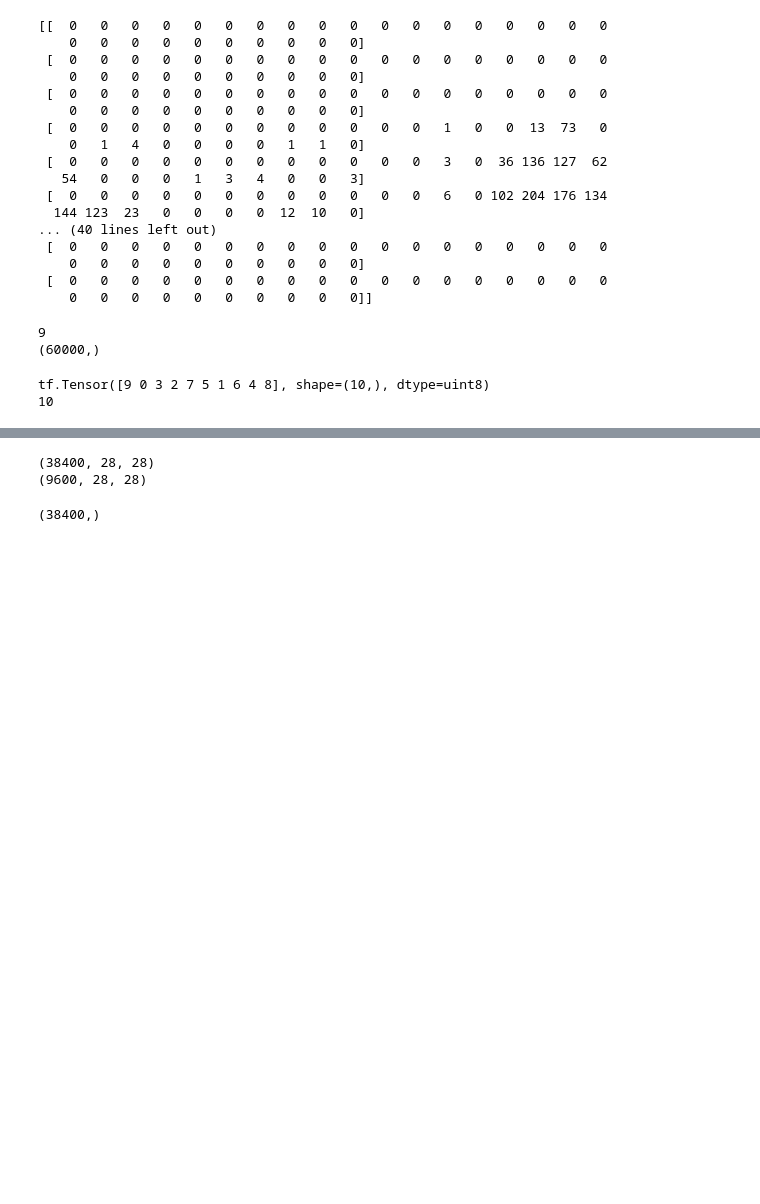
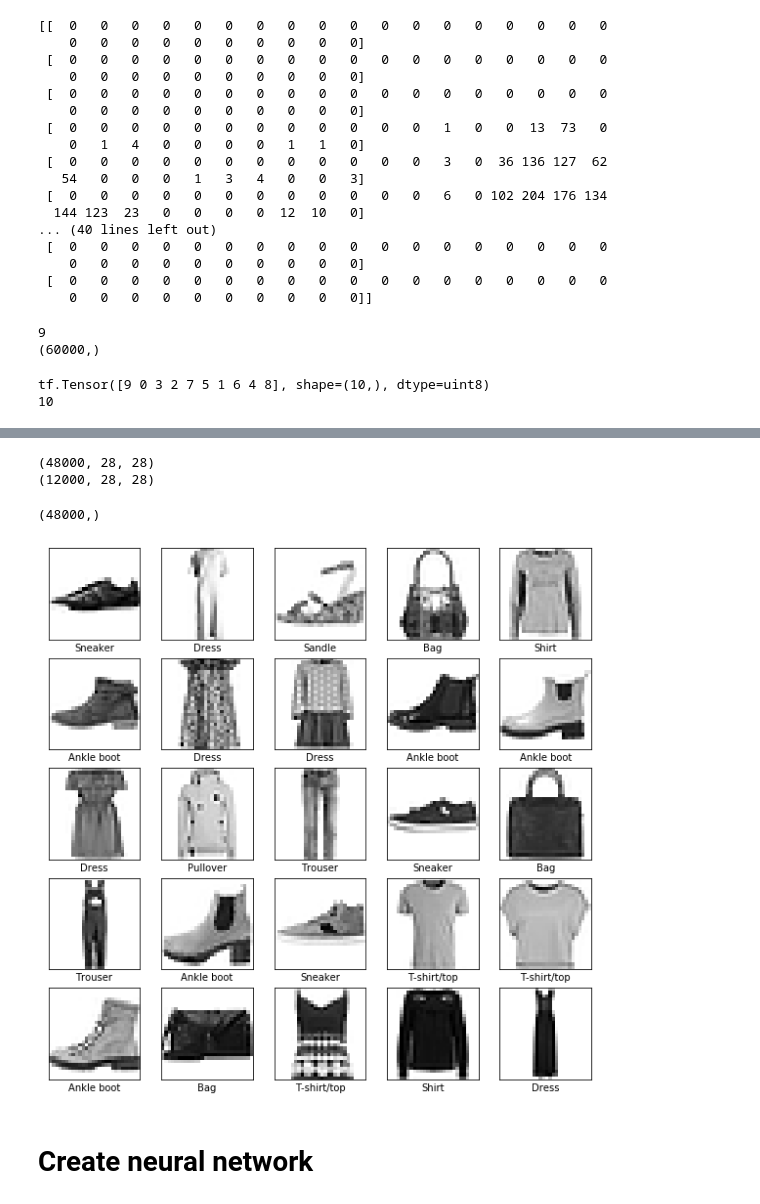
Before and after one commit to themadan/0.datascience_libraries, a Jupyter notebook: Tensorflow(nn-deep learning)/2.NN with tendorflow/1.ANN.ipynb, the cells around one changed output, grey strips where cells are left out. Cells and saved outputs as stored; diff of their text form; code cells hidden in the pictures; blank space fills up the shorter version.

```diff
--- a/Tensorflow(nn-deep learning)/2.NN with tendorflow/1.ANN.ipynb
+++ b/Tensorflow(nn-deep learning)/2.NN with tendorflow/1.ANN.ipynb
@@ -80,14 +51,29 @@ tf.Tensor([9 0 3 2 7 5 1 6 4 8], shape=(10,), dtype=uint8)
 # %%
 from sklearn import model_selection as  ms
 # %%
-x_train,x_val,y_train,y_val=ms.train_test_split(x_train,y_train,test_size=0.2,random_state=42)
+x_trai,x_val,y_trai,y_val=ms.train_test_split(x,y,test_size=0.2,random_state=42)
 # %%
-print(x_train.shape)
+print(x_trai.shape)
 print(x_val.shape)
 # %% [output]
-(38400, 28, 28)
-(9600, 28, 28)
+(48000, 28, 28)
+(12000, 28, 28)
 # %%
-print(y_train.shape)
+print(y_trai.shape)
 # %% [output]
-(38400,)
+(48000,)
+# %%
+item_list=['T-shirt/top','Trouser','Pullover','Dress','Coat','Sandle','Shirt','Sneaker','Bag','Ankle boot']
+# %%
+plt.figure(figsize=(10,10))
+for i in range(25):  # 25 ota kura plt garna lai
+  plt.subplot(5,5,i+1)
+  plt.xticks([])
+  plt.yticks([])
+  plt.imshow(x_trai[i],cmap=plt.cm.binary) # train image show garna lai
+  plt.xlabel(item_list[y_trai[i]]) # train image ko corrosponding label print garna lai
+plt.show() # plt    sanga assign vayako sabai kura sangai plot garna lai.
+# %% [output]
+[figure, added]
+# %% [markdown]
+# Create neural network
```
Also changed, not shown: parts of 8 cells of this notebook.
